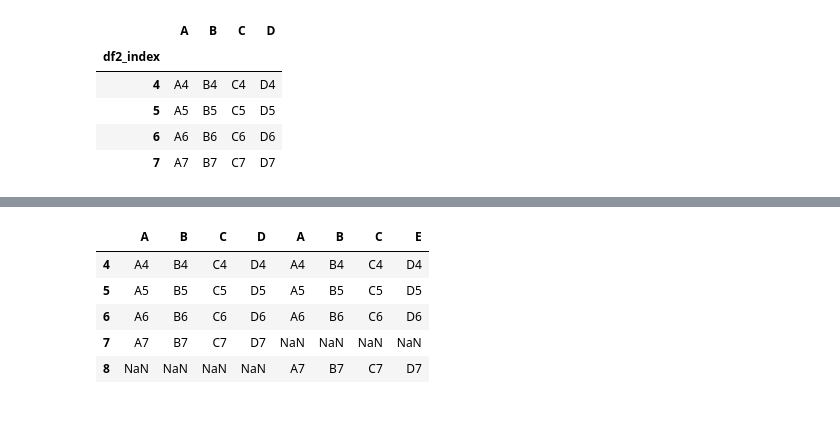
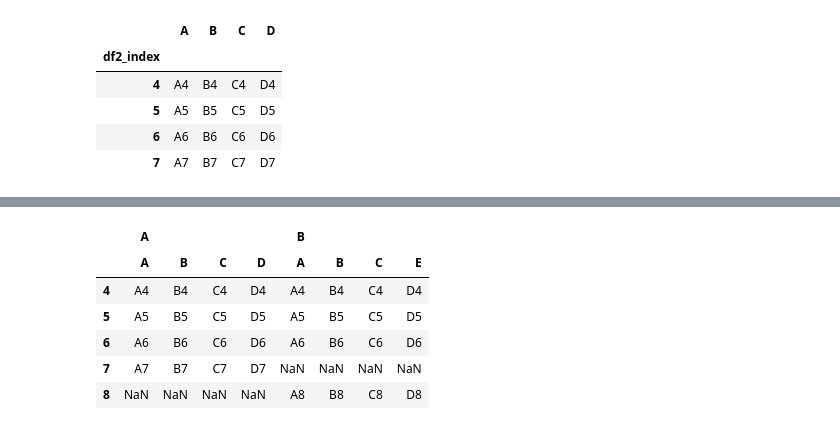
Before and after one commit to parth-github/pandas, a Jupyter notebook: Merge_Join_Concat.ipynb, the cells around one changed output, grey strips where cells are left out. Cells and saved outputs as stored; diff of their text form; code cells hidden in the pictures.

```diff
--- a/Merge_Join_Concat.ipynb
+++ b/Merge_Join_Concat.ipynb
@@ -132,9 +132,14 @@ pd.concat([df2, df2_1])
-# %%
-pd.concat([df2, df2_1], axis=1)
-# %% [output]
-|  | A | B | C | D | A | B | C | E |
-| 4 | A4 | B4 | C4 | D4 | A4 | B4 | C4 | D4 |
-| 5 | A5 | B5 | C5 | D5 | A5 | B5 | C5 | D5 |
-| 6 | A6 | B6 | C6 | D6 | A6 | B6 | C6 | D6 |
-| 7 | A7 | B7 | C7 | D7 | NaN | NaN | NaN | NaN |
-| 8 | NaN | NaN | NaN | NaN | A7 | B7 | C7 | D7 |
+# %%
+#@title Outer Join
+pd.concat([df2, df2_1],
+          axis=1,
+          join='outer', # or inner
+          keys=['A', 'B'])
+# %% [output]
+|  | A |  |  |  | B |  |  |  |
+|  | A | B | C | D | A | B | C | E |
+| 4 | A4 | B4 | C4 | D4 | A4 | B4 | C4 | D4 |
+| 5 | A5 | B5 | C5 | D5 | A5 | B5 | C5 | D5 |
+| 6 | A6 | B6 | C6 | D6 | A6 | B6 | C6 | D6 |
+| 7 | A7 | B7 | C7 | D7 | NaN | NaN | NaN | NaN |
+| 8 | NaN | NaN | NaN | NaN | A8 | B8 | C8 | D8 |
```
Also changed, not shown: parts of 7 cells of this notebook.
